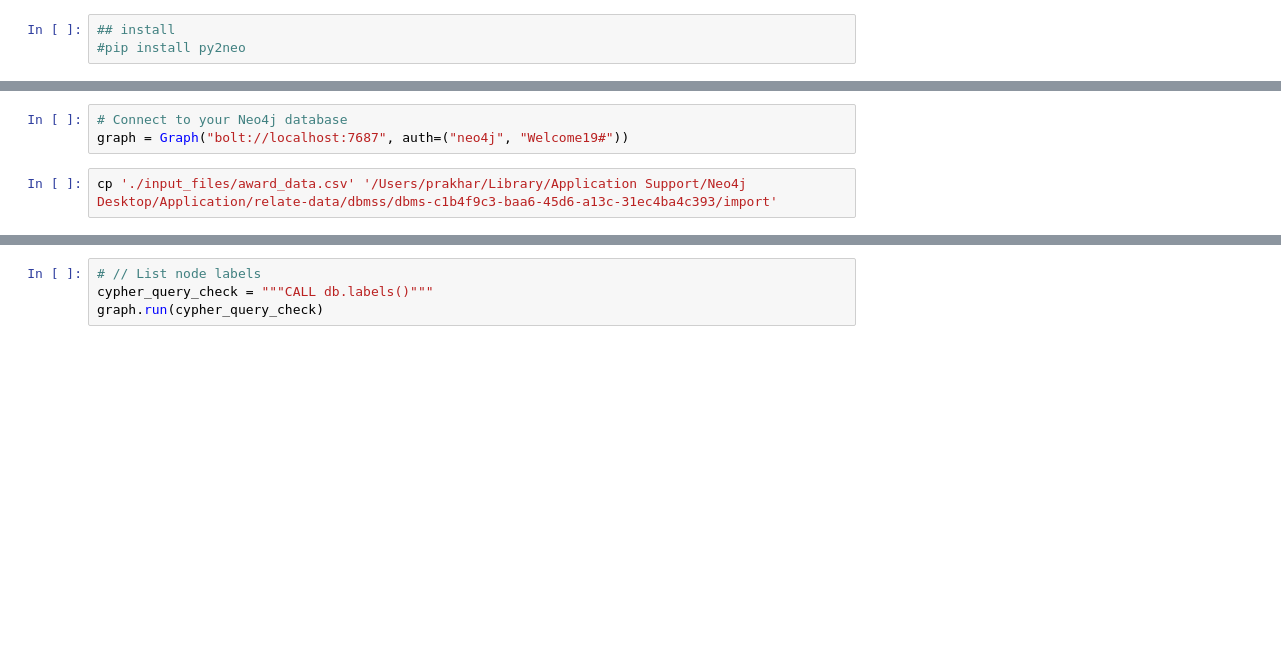
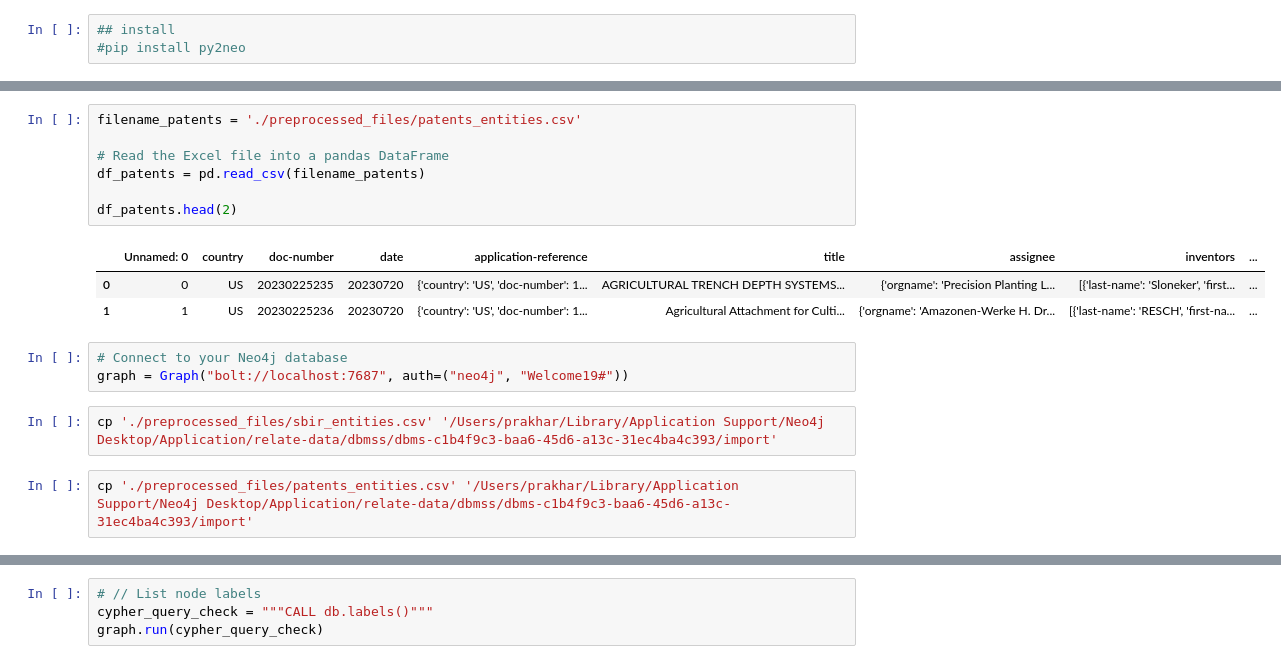
Before and after one commit to sj-ucsd/SBIR_Patent_analysis, a Jupyter notebook: neo4j_graph_etl.ipynb, the cells around one changed output, grey strips where cells are left out. Drawn from its saved outputs; the diff is of its cells as text; blank space fills up the shorter version.

```diff
--- a/neo4j_graph_etl.ipynb
+++ b/neo4j_graph_etl.ipynb
@@ -17,8 +32,21 @@ from py2neo import Graph
+# %%
+filename_patents = './preprocessed_files/patents_entities.csv'
+
+# Read the Excel file into a pandas DataFrame
+df_patents = pd.read_csv(filename_patents)
+
+df_patents.head(2)
+# %% [output]
+|  | Unnamed: 0 | country | doc-number | date | application-reference | title | assignee | inventors | ... |
+| 0 | 0 | US | 20230225235 | 20230720 | {'country': 'US', 'doc-number': 1... | AGRICULTURAL TRENCH DEPTH SYSTEMS... | {'orgname': 'Precision Planting L... | [{'last-name': 'Sloneker', 'first... | ... |
+| 1 | 1 | US | 20230225236 | 20230720 | {'country': 'US', 'doc-number': 1... | Agricultural Attachment for Culti... | {'orgname': 'Amazonen-Werke H. Dr... | [{'last-name': 'RESCH', 'first-na... | ... |
 # %%
 # Connect to your Neo4j database
 graph = Graph("bolt://localhost:7687", auth=("neo4j", "Welcome19#"))
 # %%
-cp './input_files/award_data.csv' '/Users/prakhar/Library/Application Support/Neo4j Desktop/Application/relate-data/dbmss/dbms-c1b4f9c3-baa6-45d6-a13c-31ec4ba4c393/import'
+cp './preprocessed_files/sbir_entities.csv' '/Users/prakhar/Library/Application Support/Neo4j Desktop/Application/relate-data/dbmss/dbms-c1b4f9c3-baa6-45d6-a13c-31ec4ba4c393/import'
+# %%
+cp './preprocessed_files/patents_entities.csv' '/Users/prakhar/Library/Application Support/Neo4j Desktop/Application/relate-data/dbmss/dbms-c1b4f9c3-baa6-45d6-a13c-31ec4ba4c393/import'
 # %%
 ls "/Users/prakhar/Library/Application Support/Neo4j Desktop/Application/relate-data/dbmss/dbms-c1b4f9c3-baa6-45d6-a13c-31ec4ba4c393/import"
 # %% [output]
```
Also changed, not shown: parts of 15 cells of this notebook.
